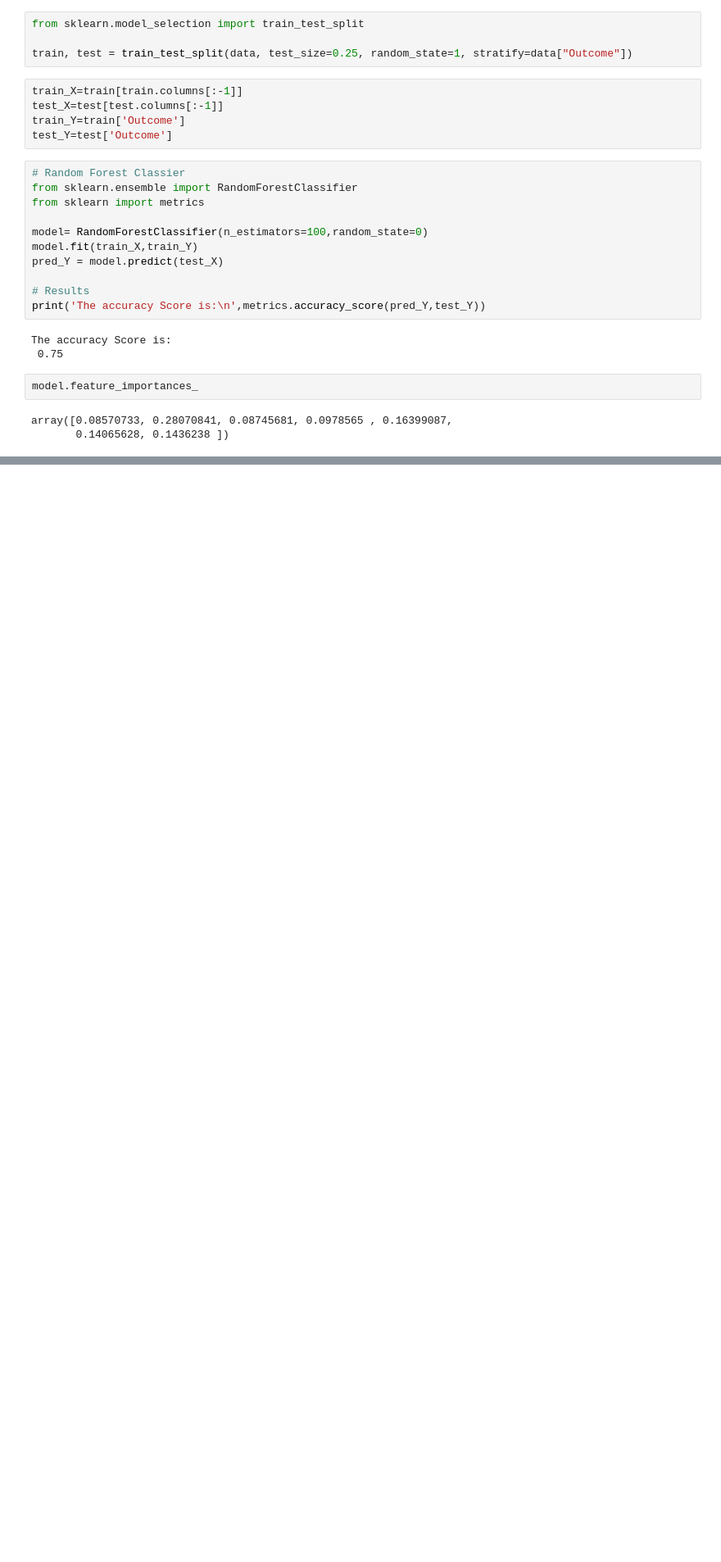
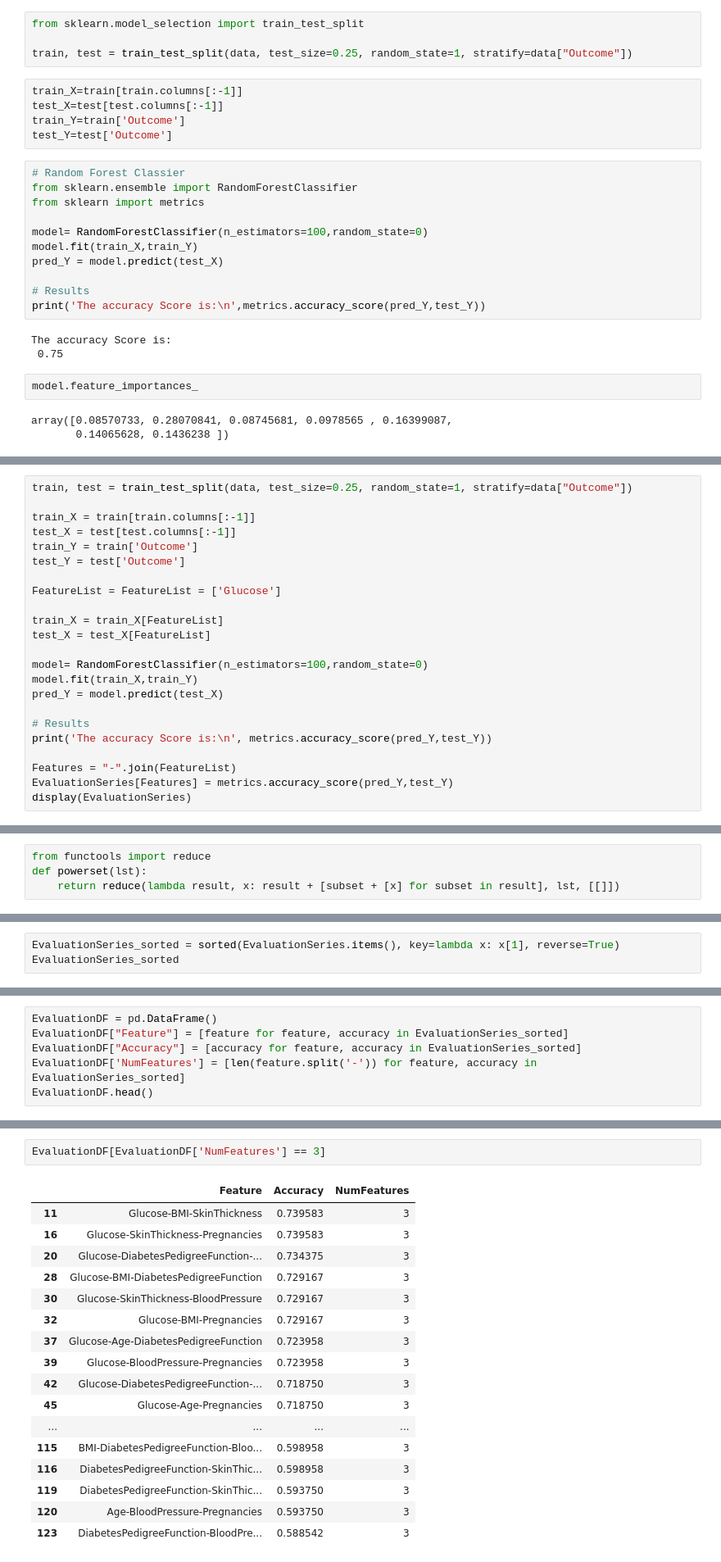
Before and after one commit to lamnguyenvu98/ML_Practice, a Jupyter notebook: Lesson07_Diabetes.ipynb, the cells around one changed output, grey strips where cells are left out. Shown: that part at 82% size. Cells and saved outputs as stored; diff of their text form; blank space fills up the shorter version.

```diff
--- a/Lesson07_Diabetes.ipynb
+++ b/Lesson07_Diabetes.ipynb
@@ -236,0 +333,23 @@ dtype: float64
+# %%
+train, test = train_test_split(data, test_size=0.25, random_state=1, stratify=data["Outcome"])
+
+train_X = train[train.columns[:-1]]
+test_X = test[test.columns[:-1]]
+train_Y = train['Outcome']
+test_Y = test['Outcome']
+
+FeatureList = FeatureList = ['Glucose']
+
+train_X = train_X[FeatureList]
+test_X = test_X[FeatureList]
+
+model= RandomForestClassifier(n_estimators=100,random_state=0)
+model.fit(train_X,train_Y)
+pred_Y = model.predict(test_X)
+
+# Results
+print('The accuracy Score is:\n', metrics.accuracy_score(pred_Y,test_Y))
+
+Features = "-".join(FeatureList)
+EvaluationSeries[Features] = metrics.accuracy_score(pred_Y,test_Y)
+display(EvaluationSeries)
@@ -236,0 +372,4 @@ dtype: float64
+# %%
+from functools import reduce
+def powerset(lst):
+    return reduce(lambda result, x: result + [subset + [x] for subset in result], lst, [[]])
@@ -236,0 +428,3 @@ dtype: float64
+# %%
+EvaluationSeries_sorted = sorted(EvaluationSeries.items(), key=lambda x: x[1], reverse=True)
+EvaluationSeries_sorted
@@ -236,0 +449,6 @@ dtype: float64
+# %%
+EvaluationDF = pd.DataFrame()
+EvaluationDF["Feature"] = [feature for feature, accuracy in EvaluationSeries_sorted]
+EvaluationDF["Accuracy"] = [accuracy for feature, accuracy in EvaluationSeries_sorted]
+EvaluationDF['NumFeatures'] = [len(feature.split('-')) for feature, accuracy in EvaluationSeries_sorted]
+EvaluationDF.head()
@@ -236,0 +462,20 @@ dtype: float64
+# %%
+EvaluationDF[EvaluationDF['NumFeatures'] == 3]
+# %% [output]
+|  | Feature | Accuracy | NumFeatures |
+| 11 | Glucose-BMI-SkinThickness | 0.739583 | 3 |
+| 16 | Glucose-SkinThickness-Pregnancies | 0.739583 | 3 |
+| 20 | Glucose-DiabetesPedigreeFunction-... | 0.734375 | 3 |
+| 28 | Glucose-BMI-DiabetesPedigreeFunction | 0.729167 | 3 |
+| 30 | Glucose-SkinThickness-BloodPressure | 0.729167 | 3 |
+| 32 | Glucose-BMI-Pregnancies | 0.729167 | 3 |
+| 37 | Glucose-Age-DiabetesPedigreeFunction | 0.723958 | 3 |
+| 39 | Glucose-BloodPressure-Pregnancies | 0.723958 | 3 |
+| 42 | Glucose-DiabetesPedigreeFunction-... | 0.718750 | 3 |
+| 45 | Glucose-Age-Pregnancies | 0.718750 | 3 |
+| ... | ... | ... | ... |
+| 115 | BMI-DiabetesPedigreeFunction-Bloo... | 0.598958 | 3 |
+| 116 | DiabetesPedigreeFunction-SkinThic... | 0.598958 | 3 |
+| 119 | DiabetesPedigreeFunction-SkinThic... | 0.593750 | 3 |
+| 120 | Age-BloodPressure-Pregnancies | 0.593750 | 3 |
+| 123 | DiabetesPedigreeFunction-BloodPre... | 0.588542 | 3 |
```
Also changed, not shown: parts of 37 cells of this notebook.
